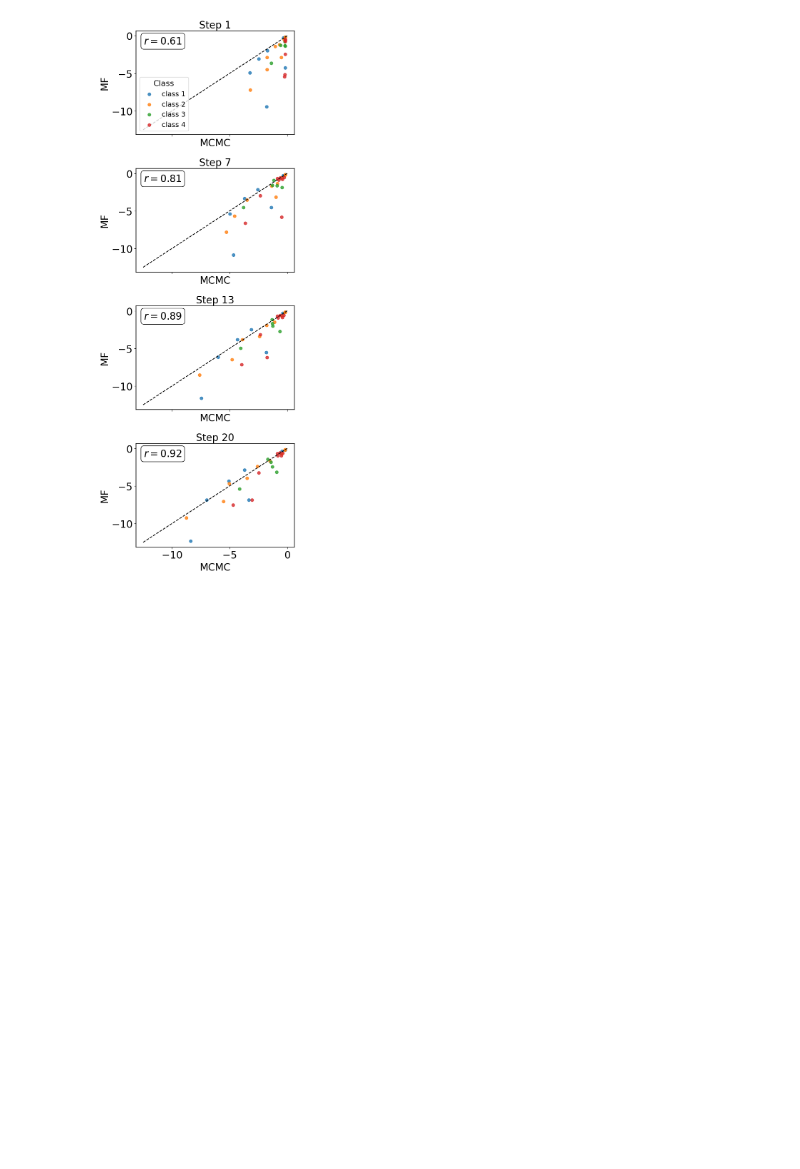
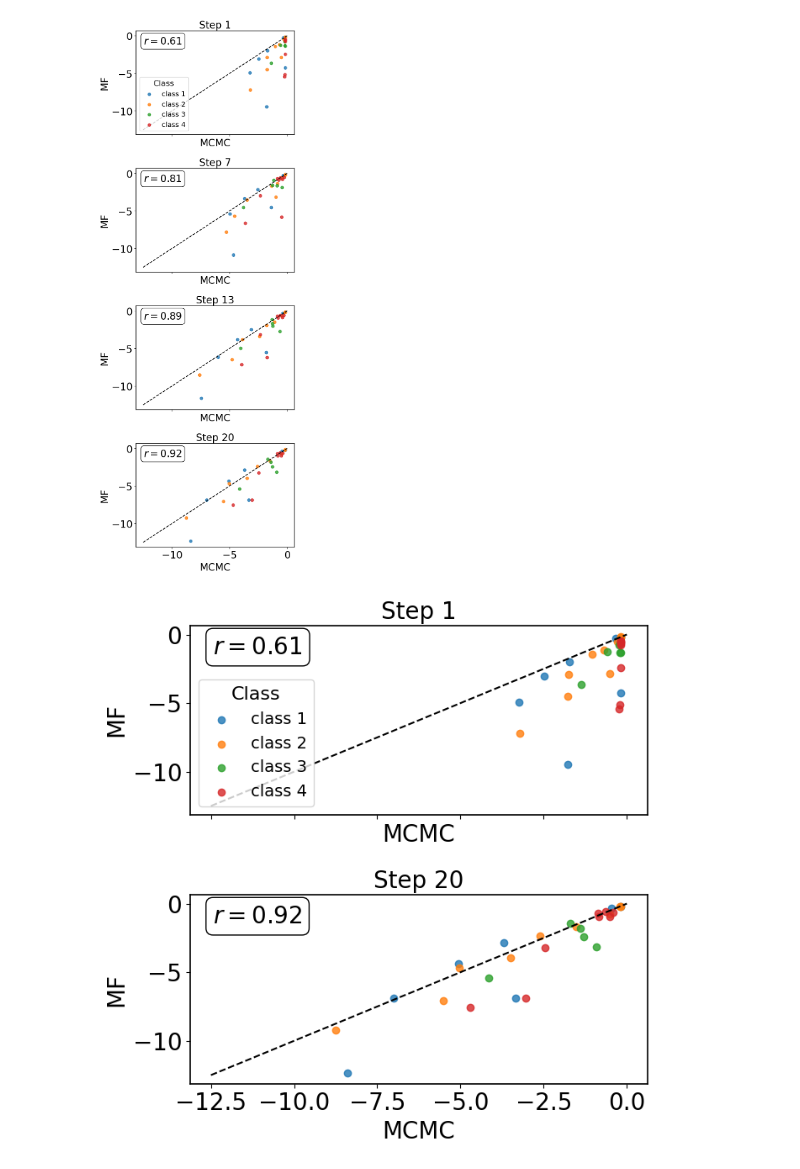
Before and after one commit to m-huot/ESCAPE_PATHS, a Jupyter notebook: mean_field_theory/Figure 4ab.ipynb, the cells around one changed output. Drawn from its saved outputs; the diff is of its cells as text; code cells hidden in the pictures; blank space fills up the shorter version.

```diff
--- a/mean_field_theory/Figure 4ab.ipynb
+++ b/mean_field_theory/Figure 4ab.ipynb
@@ -410,3 +412,72 @@ plt.tight_layout()
 plt.show()
 # %% [output]
 [figure]
+# %%
+import numpy as np
+import matplotlib.pyplot as plt
+from scipy.stats import pearsonr
+
+steps_to_plot = [1, 20]
+
+# Set up plot with larger fonts
+plt.rcParams.update({
+    'font.size': 18,
+    'axes.titlesize': 20,
+    'axes.labelsize': 18,
+    'legend.fontsize': 16,
+    'xtick.labelsize': 16,
+    'ytick.labelsize': 16
+})
+
+n_steps = len(steps_to_plot)
+ncols = 1
+nrows = n_steps  # one plot per row
+
+fig, axes = plt.subplots(nrows, ncols, figsize=(7, 3.5 * nrows), sharex=True, sharey=True)
+
+# If only one axis, wrap in list to make iterable
+if n_steps == 1:
+    axes = [axes]
+
+for i, step in enumerate(steps_to_plot):
+    ax = axes[i]
+    x = mean_paths[step]
+    y = mopt[step]
+
+    for cls in unique_classes:
+        idx = [j for j, c in enumerate(ab_classes) if c == cls]
+        ax.scatter(np.array(x)[idx], np.array(y)[idx], label=cls, color=class_to_color[cls], alpha=0.8)
+
+    # Pearson correlation
+    r, _ = pearsonr(x, y)
+    ax.text(
+        0.05, 0.95, f"$r = {r:.2f}$", transform=ax.transAxes,
+        verticalalignment='top', horizontalalignment='left',
+        bbox=dict(facecolor='white', edgecolor='black', boxstyle='round,pad=0.3'),
+        fontsize=20
+    )
+
+    ax.set_title(f"Step {step}", fontsize=20)
+    ax.set_xlabel("MCMC", fontsize=20)
+    ax.set_ylabel("MF", fontsize=20)
+
+    ax.tick_params(axis='x', labelsize=20)
+    ax.tick_params(axis='y', labelsize=20)
+    for spine in ax.spines.values():
+        spine.set_edgecolor('black')
+        spine.set_linewidth(1.2)
+    ax.plot([-12.5, 0], [-12.5, 0], linestyle='--', color='black')
+
+# Legend inside the first subplot
+axes[0].legend(
+    title='Class',
+    loc='lower left',
+    fontsize=14,
+    title_fontsize=16,
+    frameon=True
+)
+
+plt.tight_layout()
+plt.show()
+# %% [output]
+[figure, added]
```
Also changed, not shown: parts of 12 cells of this notebook, 11 other files.
